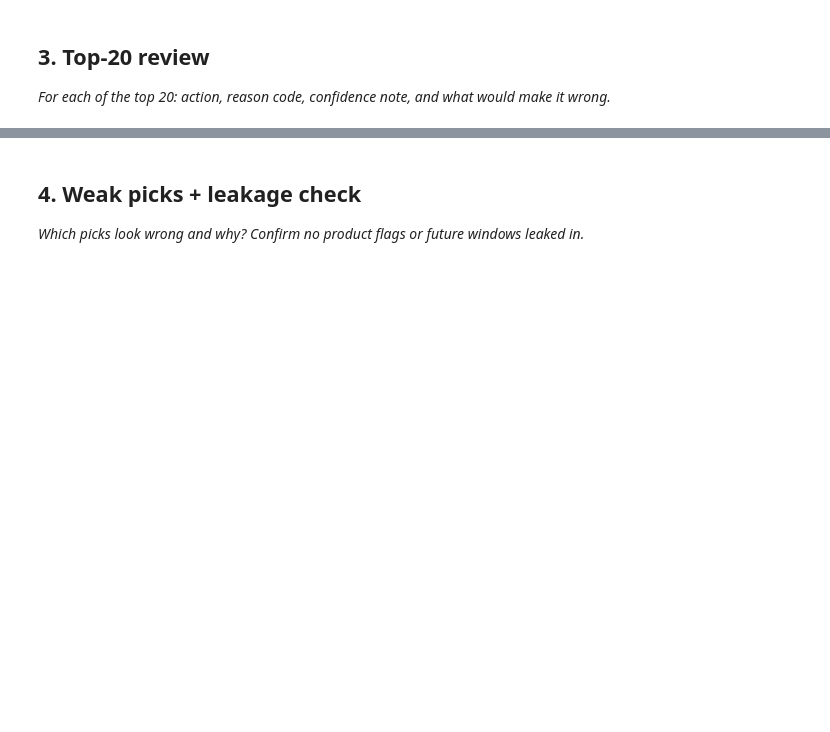
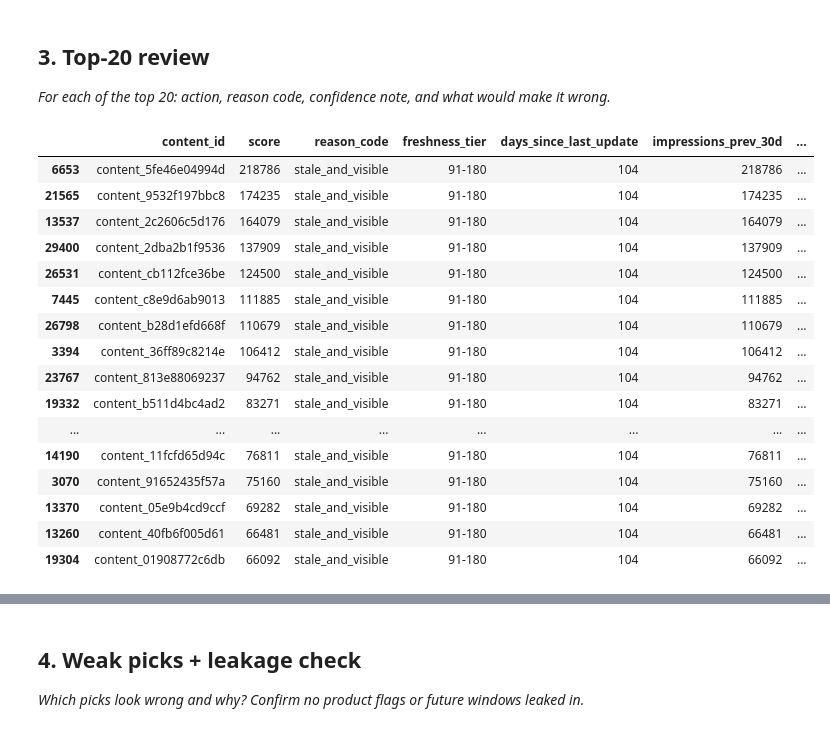
Before and after one commit to Hadeed07/FlyRank-ML, a Jupyter notebook: work/notebooks/w04_baseline_score.ipynb, the cells around one changed output, grey strips where cells are left out. Saved outputs shown, nothing was run; the diff lists cells and outputs as text; code cells hidden in the pictures; blank space fills up the shorter version.

```diff
--- a/work/notebooks/w04_baseline_score.ipynb
+++ b/work/notebooks/w04_baseline_score.ipynb
@@ -99,0 +145,21 @@ dummy (always predict majority): 0.5420666666666667
+# %%
+top20 = ranked.head(20)
+top20
+# %% [output]
+|  | content_id | score | reason_code | freshness_tier | days_since_last_update | impressions_prev_30d | ... |
+| 6653 | content_5fe46e04994d | 218786 | stale_and_visible | 91-180 | 104 | 218786 | ... |
+| 21565 | content_9532f197bbc8 | 174235 | stale_and_visible | 91-180 | 104 | 174235 | ... |
+| 13537 | content_2c2606c5d176 | 164079 | stale_and_visible | 91-180 | 104 | 164079 | ... |
+| 29400 | content_2dba2b1f9536 | 137909 | stale_and_visible | 91-180 | 104 | 137909 | ... |
+| 26531 | content_cb112fce36be | 124500 | stale_and_visible | 91-180 | 104 | 124500 | ... |
+| 7445 | content_c8e9d6ab9013 | 111885 | stale_and_visible | 91-180 | 104 | 111885 | ... |
+| 26798 | content_b28d1efd668f | 110679 | stale_and_visible | 91-180 | 104 | 110679 | ... |
+| 3394 | content_36ff89c8214e | 106412 | stale_and_visible | 91-180 | 104 | 106412 | ... |
+| 23767 | content_813e88069237 | 94762 | stale_and_visible | 91-180 | 104 | 94762 | ... |
+| 19332 | content_b511d4bc4ad2 | 83271 | stale_and_visible | 91-180 | 104 | 83271 | ... |
+| ... | ... | ... | ... | ... | ... | ... | ... |
+| 14190 | content_11fcfd65d94c | 76811 | stale_and_visible | 91-180 | 104 | 76811 | ... |
+| 3070 | content_91652435f57a | 75160 | stale_and_visible | 91-180 | 104 | 75160 | ... |
+| 13370 | content_05e9b4cd9ccf | 69282 | stale_and_visible | 91-180 | 104 | 69282 | ... |
+| 13260 | content_40fb6f005d61 | 66481 | stale_and_visible | 91-180 | 104 | 66481 | ... |
+| 19304 | content_01908772c6db | 66092 | stale_and_visible | 91-180 | 104 | 66092 | ... |
```
Also changed, not shown: parts of 11 cells of this notebook.
